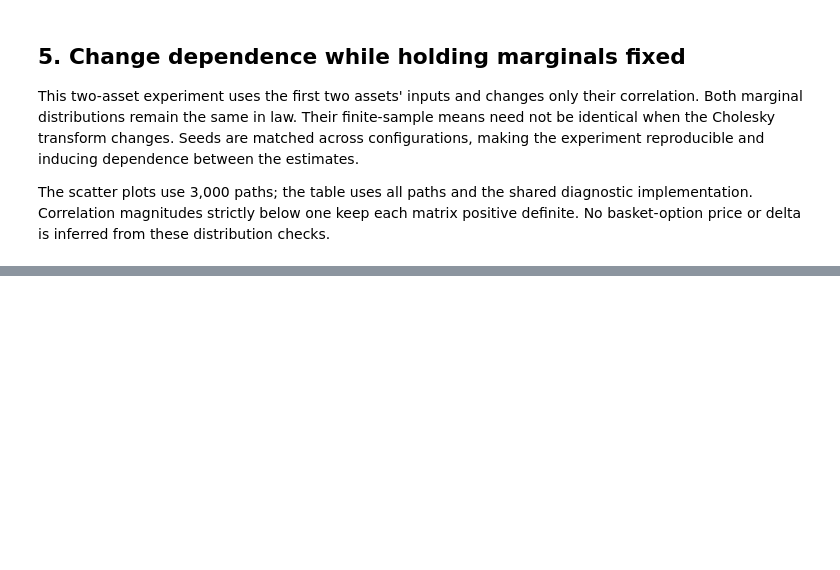
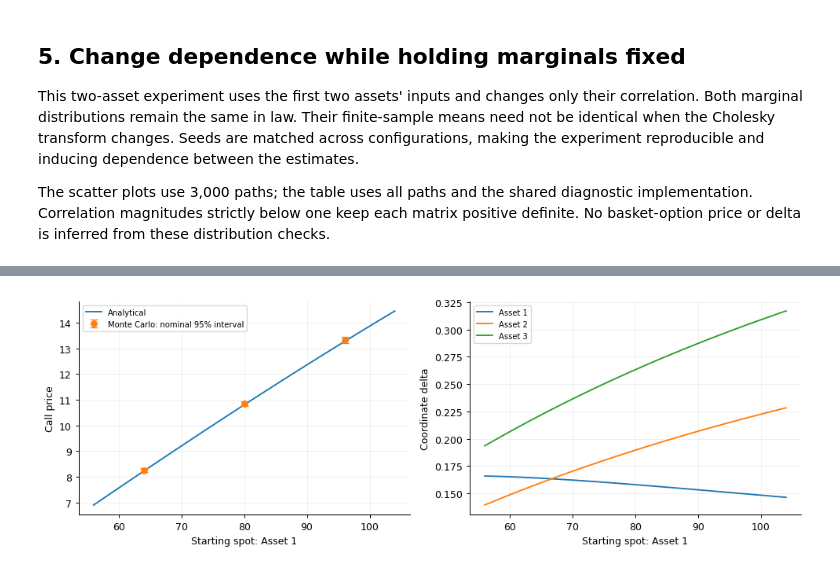
Before and after one commit to KVInator/deep-bsde-pricing, a Jupyter notebook: notebooks/02_basket_references.ipynb, the cells around one changed output, grey strips where cells are left out. Saved outputs shown, nothing was run; the diff lists cells and outputs as text; code cells hidden in the pictures; blank space fills up the shorter version.

```diff
--- a/notebooks/02_basket_references.ipynb
+++ b/notebooks/02_basket_references.ipynb
@@ -225,0 +314,31 @@ table(["Input rho", "Observed log rho", "Expected cross-covariance", "Observed c
+# %%
+selected_coordinate = 0
+spot_factors = np.linspace(0.7,1.3,61)
+scenario_spots = []
+for factor_value in spot_factors:
+    state = np.array(initial_spots, dtype=float)
+    state[selected_coordinate] *= factor_value
+    scenario_spots.append(state)
+scenario_reference = [geometric_reference.evaluate(state) for state in scenario_spots]
+scenario_mc = []
+for factor_value in (0.8,1.0,1.2):
+    state = np.array(initial_spots, dtype=float)
+    state[selected_coordinate] *= factor_value
+    result = geometric_pricer.estimate(state,n_paths=n_paths,rng=np.random.default_rng(seed))
+    scenario_mc.append((state[selected_coordinate], result))
+fig,axes = plt.subplots(1,2,figsize=(11,3.8))
+spots_axis = np.array(initial_spots)[selected_coordinate] * spot_factors
+axes[0].plot(spots_axis,[v.call_price for v in scenario_reference],label="Analytical")
+axes[0].errorbar([s for s,v in scenario_mc],[v.price_estimate for s,v in scenario_mc],
+    yerr=[1.95996398454*v.standard_error for s,v in scenario_mc],fmt="o",capsize=4,label="Monte Carlo: nominal 95% interval")
+axes[0].set(ylabel="Call price")
+axes[0].legend(fontsize=8)
+for j in range(model.dimension):
+    axes[1].plot(spots_axis,[v.call_deltas[j] for v in scenario_reference],label=labels[j])
+axes[1].set(ylabel="Coordinate delta")
+axes[1].legend(fontsize=8)
+for ax in axes: ax.set_xlabel(f"Starting spot: {labels[selected_coordinate]}")
+fig.tight_layout()
+plt.show()
+# %% [output]
+[figure, added]
```
Also changed, not shown: parts of 13 cells of this notebook, 7 other files.
